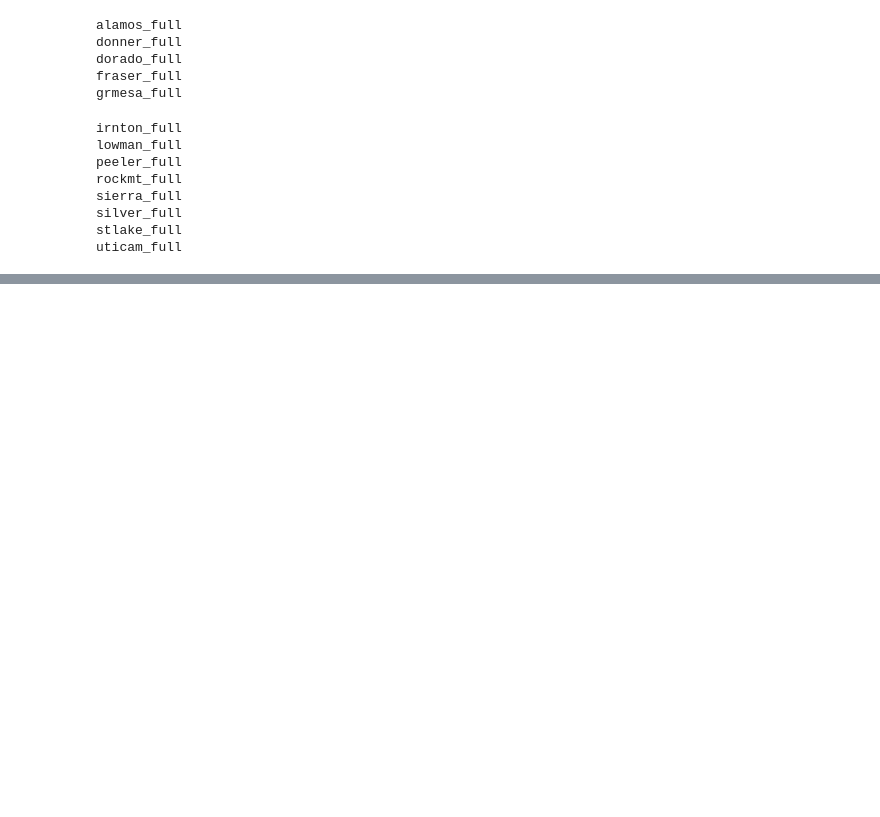
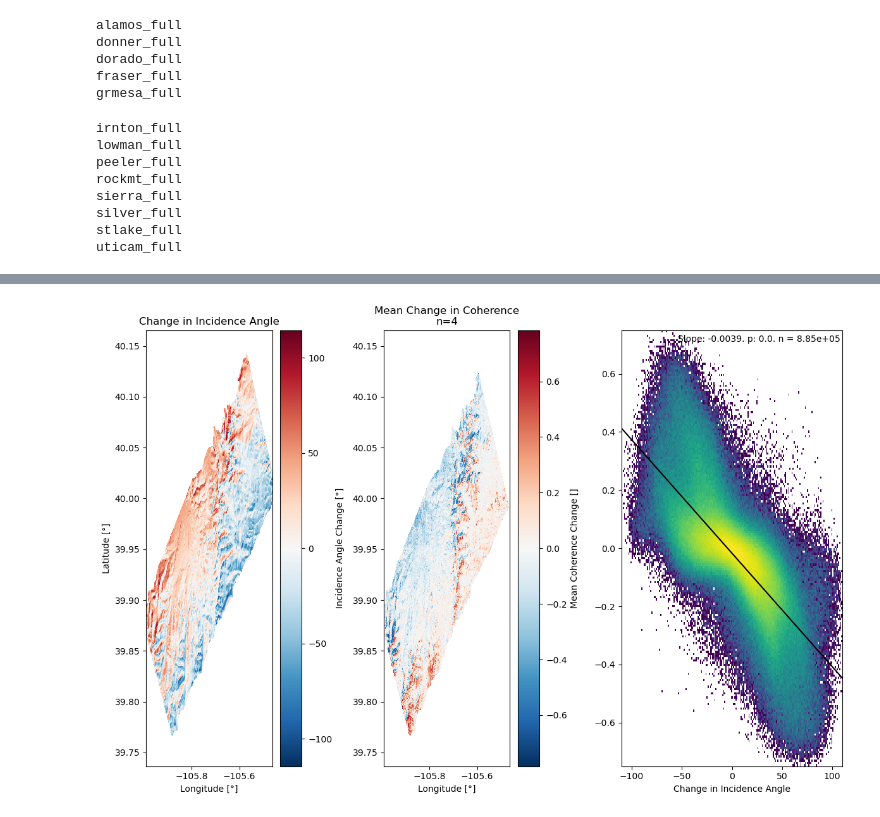
Before and after one commit to ZachHoppinen/uavsar-coherence, a Jupyter notebook: src/compare/non-snow-factors.ipynb, the cells around one changed output, grey strips where cells are left out. Cells and saved outputs as stored; diff of their text form; code cells hidden in the pictures; blank space fills up the shorter version.

```diff
--- a/src/compare/non-snow-factors.ipynb
+++ b/src/compare/non-snow-factors.ipynb
@@ -206,0 +208,84 @@ plt.colorbar()
+# %%
+for stem, ds_full in dss.items():
+
+    if ds_full.heading.size == 1: continue
+    print(stem)
+    # if stem == 'fraser_full': continue
+    # if stem == 'lowman_full': continue
+
+    dcors = []
+    i = 0
+    ds_full = ds_full.sel(pol = 'HH')
+    for t1, t2 in product(ds_full.time1, ds_full.time2):
+        if fig_dir.joinpath('incs', f'{stem}_{t1.dt.date.values.ravel()[0]}_{t2.dt.date.values.ravel()[0]}.png').exists(): continue
+        if ds_full.sel(time1= slice(t1 - pd.Timedelta('1 day'), t1 + pd.Timedelta('1 day'))).time1.size != 2: continue
+        if ds_full.sel(time2= slice(t2 - pd.Timedelta('1 day'), t2 + pd.Timedelta('1 day'))).time2.size != 2: continue
+        ds = ds_full.sel(time1= slice(t1 - pd.Timedelta('1 day'), t1 + pd.Timedelta('1 day')), time2= slice(t2 - pd.Timedelta('1 day'), t2 + pd.Timedelta('1 day')))
+
+        h1 = ds.isel(heading = 0)['cor'].dropna('time1', how = 'all').dropna('time2', how = 'all')
+        h2 = ds.isel(heading = 1)['cor'].dropna('time1', how = 'all').dropna('time2', how = 'all')
+        if ds['cor'].isel(heading = 1).sel(time1 = h2.time1, time2 = h2.time2).time1.squeeze().size == 0: continue
+        if ds['cor'].isel(heading = 0).sel(time1 = h1.time1, time2 = h1.time2).squeeze().time1.size == 0: continue
+
+        dinc = np.rad2deg(ds['inc'].isel(heading = 0) - ds['inc'].isel(heading = 1))
+        dcor = ds['cor'].isel(heading = 0).sel(time1 = h1.time1, time2 = h1.time2).squeeze() - ds['cor'].isel(heading = 1).sel(time1 = h2.time1, time2 = h2.time2).squeeze()
+        index = (ds['cor'].isel(heading = 0).sel(time1 = h1.time1, time2 = h1.time2).squeeze() > 0.4) & (ds['cor'].isel(heading = 1).sel(time1 = h2.time1, time2 = h2.time2).squeeze() > 0.4)
+        # dcor = dcor
+        fig, axes = plt.subplots(2, 1)
+        dinc.plot(ax = axes[0])
+        dcor.plot(ax = axes[1])
+        plt.tight_layout()
+        plt.savefig(fig_dir.joinpath('incs', f'{stem}_{t1.dt.date.values.ravel()[0]}_{t2.dt.date.values.ravel()[0]}'))
+        plt.close()
+        dcors.append(dcor.expand_dims(img = [i]))
+        i += 1
+
+    fig, axes = plt.subplots(1, 3, figsize = (12, 8), width_ratios=[5,5,7])
+    mcor = xr.concat(dcors, 'img').mean('img')
+
+    # select pixels that get push to 65deg+
+    high_incs = (ds.isel(heading = 0)['inc'] > np.deg2rad(65)) | (ds.isel(heading = 1)['inc'] > np.deg2rad(65))
+
+    mcor.plot(ax= axes[1], cbar_kwargs = {'label': 'Mean Coherence Change []'})
+    dinc.plot(ax = axes[0], cbar_kwargs = {'label': 'Incidence Angle Change [°]'})
+    for ax in axes:
+        ax.set_xlabel('Longitude [°]')
+    axes[1].set_ylabel('')
+    axes[0].set_title('Change in Incidence Angle')
+    axes[0].set_ylabel('Latitude [°]')
+    axes[1].set_title(f'Mean Change in Coherence\nn={i}')
+
+    y,x = mcor.values.ravel(), dinc.values.ravel() #.where(high_incs)
+    ix = (~np.isnan(x)) & (~np.isnan(y))
+    x, y = x[ix], y[ix]
+    axes[2].hist2d(x, y, bins = 200, range= [[-110, 110], [-0.75, 0.75]], norm=mpl.colors.LogNorm())
+
+    # linear fit
+    inc1, inc2 = ds.isel(heading = 0)['inc'].data.ravel(), ds.isel(heading = 1)['inc'].data.ravel()
+    inc1, inc2 = np.rad2deg(inc1), np.rad2deg(inc2)
+    y, x = mcor.values.ravel(), dinc.values.ravel()
+    x, y, inc1, inc2 = [np.expand_dims(a, axis = -1) for a in [x, y, inc1, inc2]]
+    df = pd.DataFrame(np.concatenate([x, y, inc1, inc2], axis = 1), columns = ['inc_change', 'cor_change', 'inc1', 'inc2'])
+    df = df.dropna()
+    # df.loc[df.inc_change < 0, 'cor_change'] = -df.loc[df.inc_change < 0, 'cor_change']
+    # old_inc1 = df.loc[df.inc_change < 0, 'inc1']
+    # df.loc[df.inc_change < 0, 'inc1'] = df.loc[df.inc_change < 0, 'inc2']
+    # df.loc[df.inc_change < 0, 'inc2'] = old_inc1
+    # df.loc[df.inc_change < 0, 'inc_change'] = -df.loc[df.inc_change < 0, 'inc_change']
+    x = df['inc_change']
+    y = df['cor_change']
+
+    lm = linregress(x = x, y = y)
+    xs = np.linspace(np.min(x), np.max(x), 100)
+    ys = lm.slope * xs + lm.intercept
+    axes[2].plot(xs, ys, color = 'black')
+    axes[2].text(0.99, 0.99, f'Slope: {lm.slope:.4f}. p: {lm.pvalue}. n = {len(df):.2e}', transform=ax.transAxes, ha = 'right', va = 'top')
+    print(f'Inc Slope: {lm.slope}. p: {lm.pvalue}. n = {len(df)}')
+
+    axes[2].set_xlabel('Change in Incidence Angle')
+    axes[2].set_ylabel('')
+
+    plt.tight_layout()
+    plt.savefig(fig_dir.joinpath(f'{stem}_dinc.png'))
+    plt.show()
+# %% [output]
@@ -206,0 +294 @@ plt.colorbar()
+[figure, added]
```
Also changed, not shown: parts of 10 cells of this notebook.
